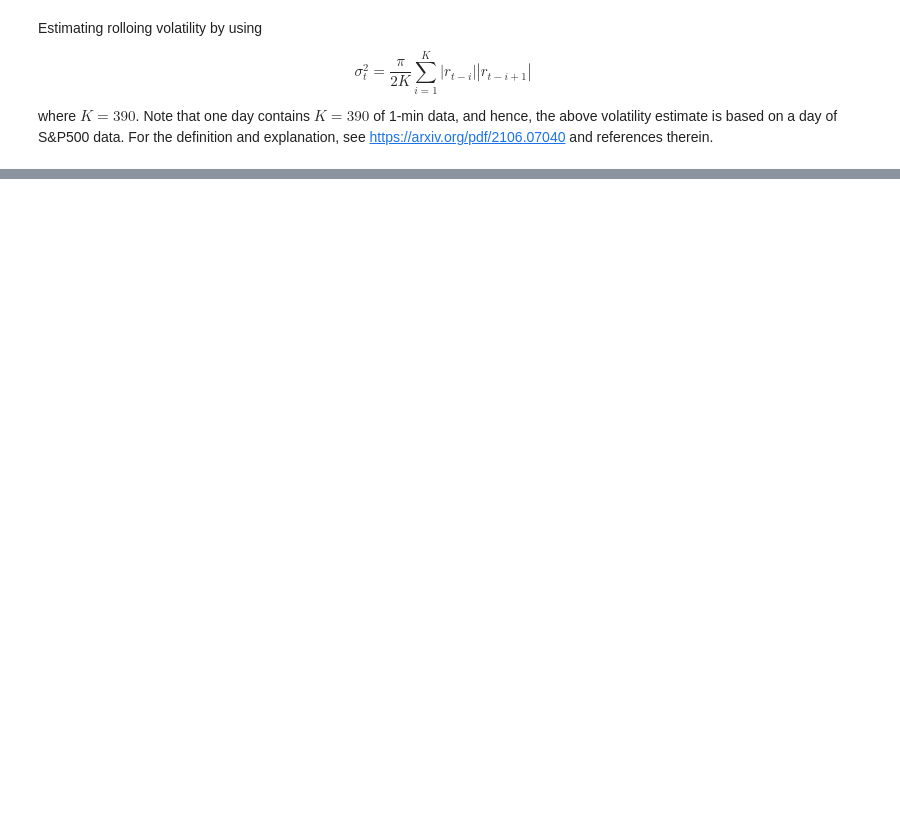
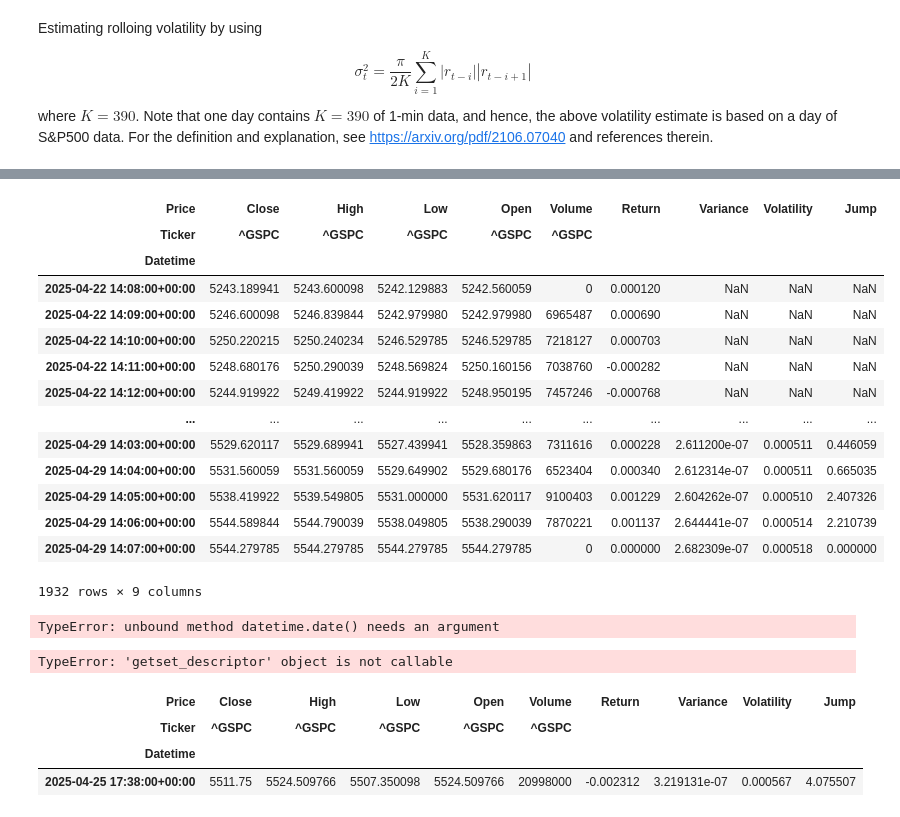
Before and after one commit to hjkim0620/Jump_Detection, a Jupyter notebook: jump_detection.ipynb, the cells around one changed output, grey strips where cells are left out. Drawn from its saved outputs; the diff is of its cells as text; code cells hidden in the pictures; blank space fills up the shorter version.

```diff
--- a/jump_detection.ipynb
+++ b/jump_detection.ipynb
@@ -62,0 +153,18 @@ so far periodicity factor is not accounted for.
+# %%
+market_data
+# %% [output]
+| Price | Close | High | Low | Open | Volume | Return | Variance | Volatility | Jump |
+| Ticker | ^GSPC | ^GSPC | ^GSPC | ^GSPC | ^GSPC |  |  |  |  |
+| Datetime |  |  |  |  |  |  |  |  |  |
+| 2025-04-22 14:08:00+00:00 | 5243.189941 | 5243.600098 | 5242.129883 | 5242.560059 | 0 | 0.000120 | NaN | NaN | NaN |
+| 2025-04-22 14:09:00+00:00 | 5246.600098 | 5246.839844 | 5242.979980 | 5242.979980 | 6965487 | 0.000690 | NaN | NaN | NaN |
+| 2025-04-22 14:10:00+00:00 | 5250.220215 | 5250.240234 | 5246.529785 | 5246.529785 | 7218127 | 0.000703 | NaN | NaN | NaN |
+| 2025-04-22 14:11:00+00:00 | 5248.680176 | 5250.290039 | 5248.569824 | 5250.160156 | 7038760 | -0.000282 | NaN | NaN | NaN |
+| 2025-04-22 14:12:00+00:00 | 5244.919922 | 5249.419922 | 5244.919922 | 5248.950195 | 7457246 | -0.000768 | NaN | NaN | NaN |
+| ... | ... | ... | ... | ... | ... | ... | ... | ... | ... |
+| 2025-04-29 14:03:00+00:00 | 5529.620117 | 5529.689941 | 5527.439941 | 5528.359863 | 7311616 | 0.000228 | 2.611200e-07 | 0.000511 | 0.446059 |
+| 2025-04-29 14:04:00+00:00 | 5531.560059 | 5531.560059 | 5529.649902 | 5529.680176 | 6523404 | 0.000340 | 2.612314e-07 | 0.000511 | 0.665035 |
+| 2025-04-29 14:05:00+00:00 | 5538.419922 | 5539.549805 | 5531.000000 | 5531.620117 | 9100403 | 0.001229 | 2.604262e-07 | 0.000510 | 2.407326 |
+| 2025-04-29 14:06:00+00:00 | 5544.589844 | 5544.790039 | 5538.049805 | 5538.290039 | 7870221 | 0.001137 | 2.644441e-07 | 0.000514 | 2.210739 |
+| 2025-04-29 14:07:00+00:00 | 5544.279785 | 5544.279785 | 5544.279785 | 5544.279785 | 0 | 0.000000 | 2.682309e-07 | 0.000518 | 0.000000 |
+1932 rows × 9 columns
@@ -62,0 +173,15 @@ so far periodicity factor is not accounted for.
+# %%
+datetime.datetime.date(hour=1)
+# %% [output]
+TypeError: unbound method datetime.date() needs an argument
+# %%
+jump_time + datetime.datetime.date
+# %% [output]
+TypeError: 'getset_descriptor' object is not callable
+# %%
+market_data.loc[market_data['Jump']>4]
+# %% [output]
+| Price | Close | High | Low | Open | Volume | Return | Variance | Volatility | Jump |
+| Ticker | ^GSPC | ^GSPC | ^GSPC | ^GSPC | ^GSPC |  |  |  |  |
+| Datetime |  |  |  |  |  |  |  |  |  |
+| 2025-04-25 17:38:00+00:00 | 5511.75 | 5524.509766 | 5507.350098 | 5524.509766 | 20998000 | -0.002312 | 3.219131e-07 | 0.000567 | 4.075507 |
```
Also changed, not shown: parts of 12 cells of this notebook, 1 other file.
